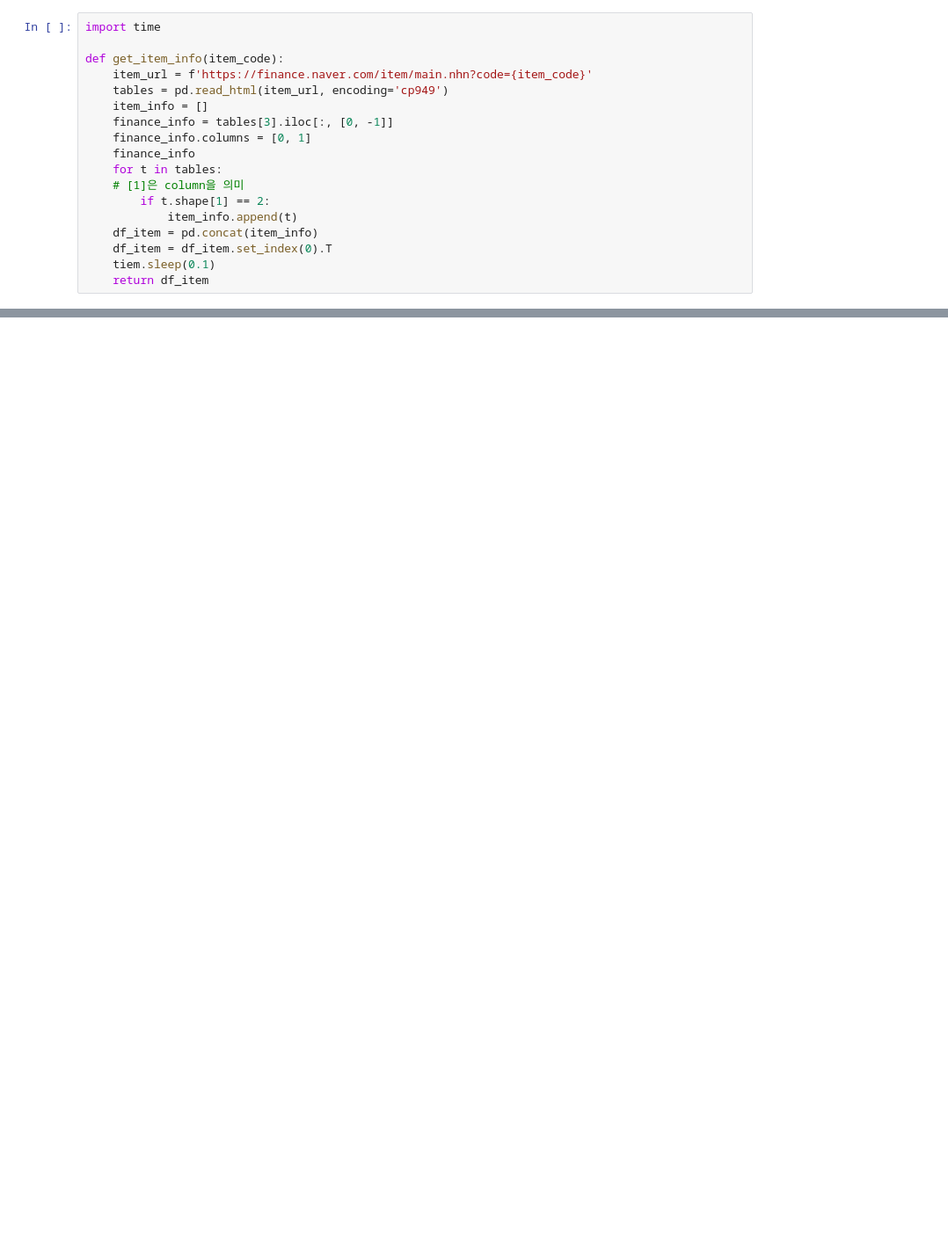
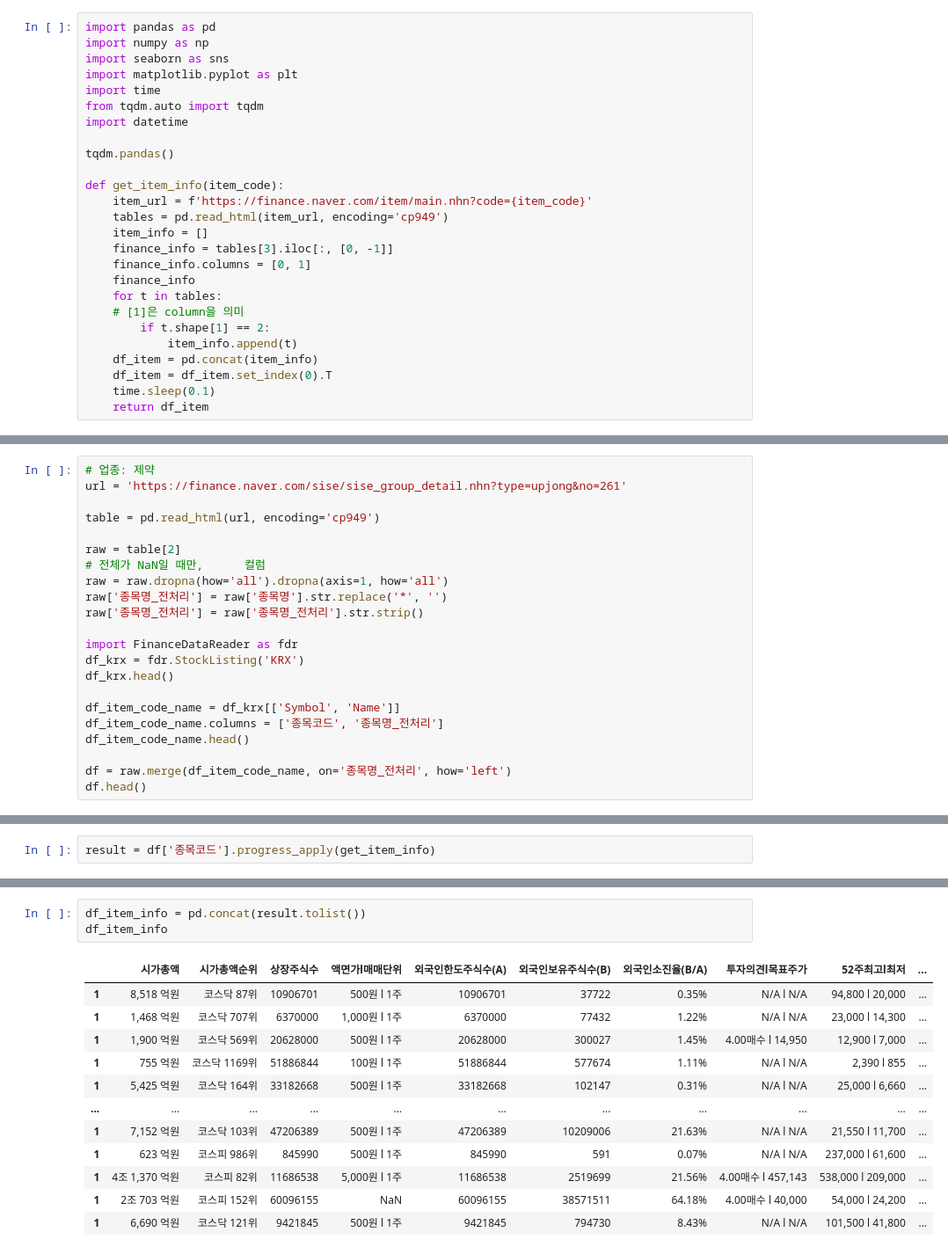
Before and after one commit to SanghunYun95/Finding_signal_and_noise, a Jupyter notebook: category_analysis_3.ipynb, the cells around one changed output, grey strips where cells are left out. Shown: that part at 88% size. Drawn from its saved outputs; the diff is of its cells as text; blank space fills up the shorter version.

Commit message:
upjong file

```diff
--- a/category_analysis_3.ipynb
+++ b/category_analysis_3.ipynb
@@ -44,5 +1,13 @@ plt.rc('axes', unicode_minus=False)
 # %%
+import pandas as pd
+import numpy as np
+import seaborn as sns
+import matplotlib.pyplot as plt
 import time
+from tqdm.auto import tqdm
+import datetime
+
+tqdm.pandas()
 
 def get_item_info(item_code):
     item_url = f'https://finance.naver.com/item/main.nhn?code={item_code}'
@@ -57,5 +22,5 @@ def get_item_info(item_code):
             item_info.append(t)
     df_item = pd.concat(item_info)
     df_item = df_item.set_index(0).T
-    tiem.sleep(0.1)
+    time.sleep(0.1)
     return df_item
@@ -64,0 +27,22 @@ tqdm.pandas()
+# %%
+# 업종: 제약
+url = 'https://finance.naver.com/sise/sise_group_detail.nhn?type=upjong&no=261'
+
+table = pd.read_html(url, encoding='cp949')
+
+raw = table[2]
+# 전체가 NaN일 때만,      컬럼
+raw = raw.dropna(how='all').dropna(axis=1, how='all')
+raw['종목명_전처리'] = raw['종목명'].str.replace('*', '')
+raw['종목명_전처리'] = raw['종목명_전처리'].str.strip()
+
+import FinanceDataReader as fdr
+df_krx = fdr.StockListing('KRX')
+df_krx.head()
+
+df_item_code_name = df_krx[['Symbol', 'Name']]
+df_item_code_name.columns = ['종목코드', '종목명_전처리']
+df_item_code_name.head()
+
+df = raw.merge(df_item_code_name, on='종목명_전처리', how='left')
+df.head()
@@ -64,0 +56,2 @@ tqdm.pandas()
+# %%
+result = df['종목코드'].progress_apply(get_item_info)
@@ -64,0 +93,16 @@ tqdm.pandas()
+# %%
+df_item_info = pd.concat(result.tolist())
+df_item_info
+# %% [output]
+|  | 시가총액 | 시가총액순위 | 상장주식수 | 액면가l매매단위 | 외국인한도주식수(A) | 외국인보유주식수(B) | 외국인소진율(B/A) | 투자의견l목표주가 | 52주최고l최저 | ... |
+| 1 | 8,518 억원 | 코스닥 87위 | 10906701 | 500원 l 1주 | 10906701 | 37722 | 0.35% | N/A l N/A | 94,800 l 20,000 | ... |
+| 1 | 1,468 억원 | 코스닥 707위 | 6370000 | 1,000원 l 1주 | 6370000 | 77432 | 1.22% | N/A l N/A | 23,000 l 14,300 | ... |
+| 1 | 1,900 억원 | 코스닥 569위 | 20628000 | 500원 l 1주 | 20628000 | 300027 | 1.45% | 4.00매수 l 14,950 | 12,900 l 7,000 | ... |
+| 1 | 755 억원 | 코스닥 1169위 | 51886844 | 100원 l 1주 | 51886844 | 577674 | 1.11% | N/A l N/A | 2,390 l 855 | ... |
+| 1 | 5,425 억원 | 코스닥 164위 | 33182668 | 500원 l 1주 | 33182668 | 102147 | 0.31% | N/A l N/A | 25,000 l 6,660 | ... |
+| ... | ... | ... | ... | ... | ... | ... | ... | ... | ... | ... |
+| 1 | 7,152 억원 | 코스닥 103위 | 47206389 | 500원 l 1주 | 47206389 | 10209006 | 21.63% | N/A l N/A | 21,550 l 11,700 | ... |
+| 1 | 623 억원 | 코스피 986위 | 845990 | 500원 l 1주 | 845990 | 591 | 0.07% | N/A l N/A | 237,000 l 61,600 | ... |
+| 1 | 4조 1,370 억원 | 코스피 82위 | 11686538 | 5,000원 l 1주 | 11686538 | 2519699 | 21.56% | 4.00매수 l 457,143 | 538,000 l 209,000 | ... |
+| 1 | 2조 703 억원 | 코스피 152위 | 60096155 | NaN | 60096155 | 38571511 | 64.18% | 4.00매수 l 40,000 | 54,000 l 24,200 | ... |
+| 1 | 6,690 억원 | 코스닥 121위 | 9421845 | 500원 l 1주 | 9421845 | 794730 | 8.43% | N/A l N/A | 101,500 l 41,800 | ... |
```
Also changed, not shown: parts of 11 cells of this notebook, 1 other file.
